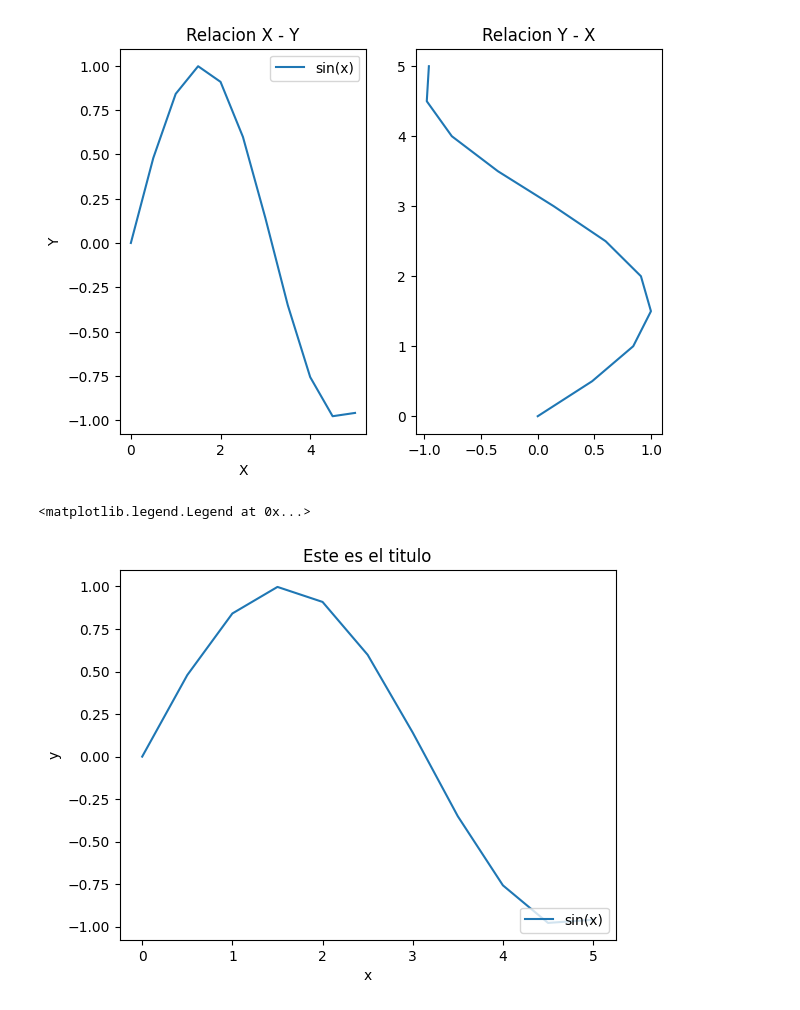
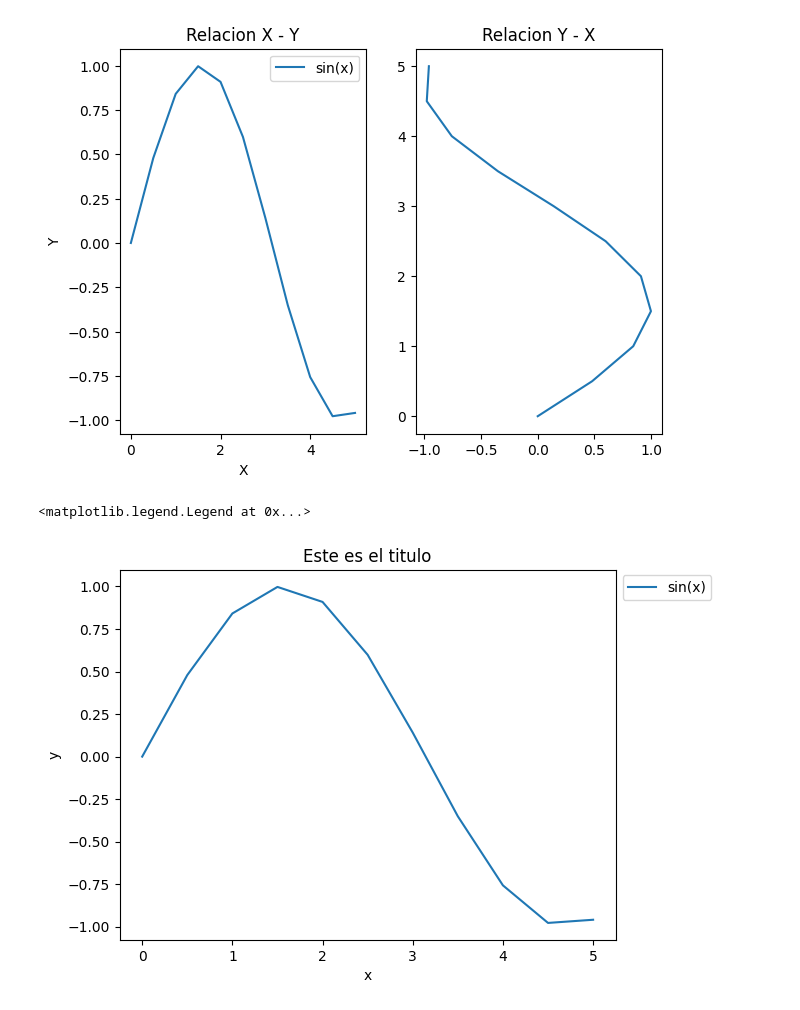
Before and after one commit to okuraseki/CursoEDA, a Jupyter notebook: matplotlib_seaborn/6-Leyendas_etiquetas_etc.ipynb, the cells around one changed output. Drawn from its saved outputs; the diff is of its cells as text; code cells hidden in the pictures.

```diff
--- a/matplotlib_seaborn/6-Leyendas_etiquetas_etc.ipynb
+++ b/matplotlib_seaborn/6-Leyendas_etiquetas_etc.ipynb
@@ -20,10 +20,11 @@ Text(0.5, 1.0, 'Relacion Y - X')
 # %%
 ## Metodo sin OOP
 plt.plot(x,y, label='sin(x)')
 plt.title('Este es el titulo')
 plt.xlabel('x')
 plt.ylabel('y')
-plt.legend(loc='lower right') # loc ubica la leyenda
+plt.legend( loc = 'lower left',bbox_to_anchor=(1,0.9)) # loc ubica la leyenda
+# bbox_to_anchor saca la leyenda fuera del grafico
 # %% [output]
 <matplotlib.legend.Legend at 0x...>
-[figure, old version]
+[figure, new version]
```
Also changed, not shown: 7 other files.
